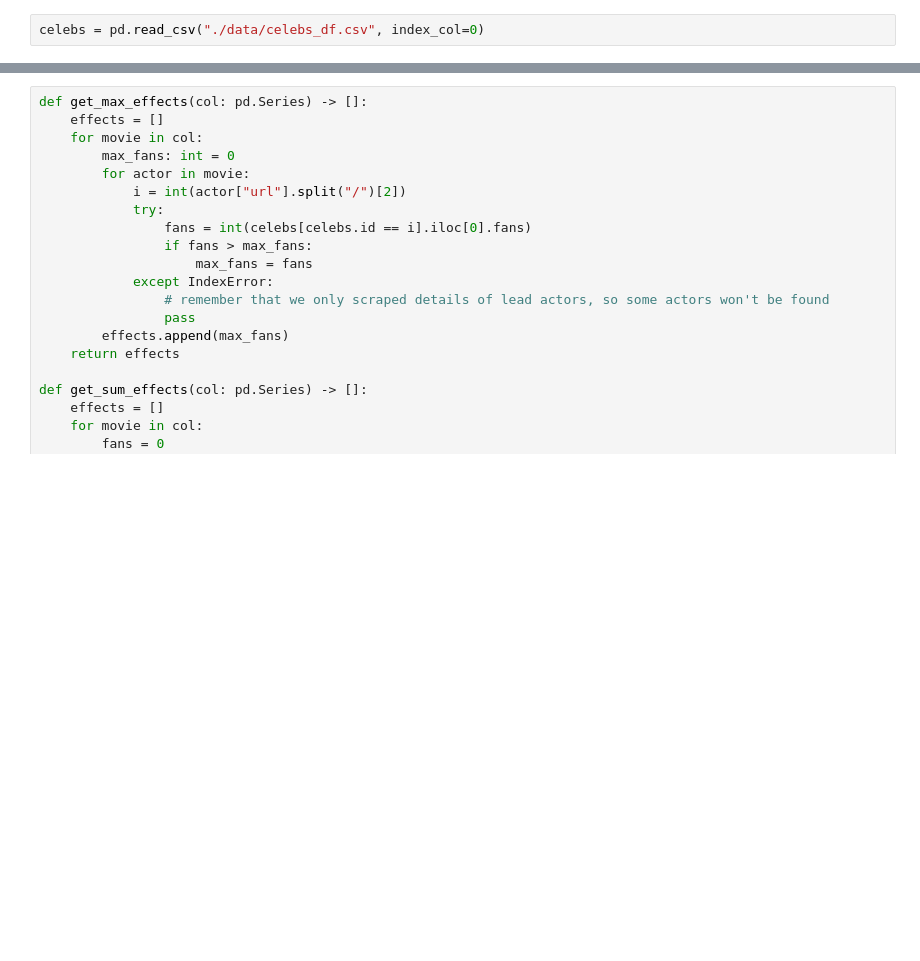
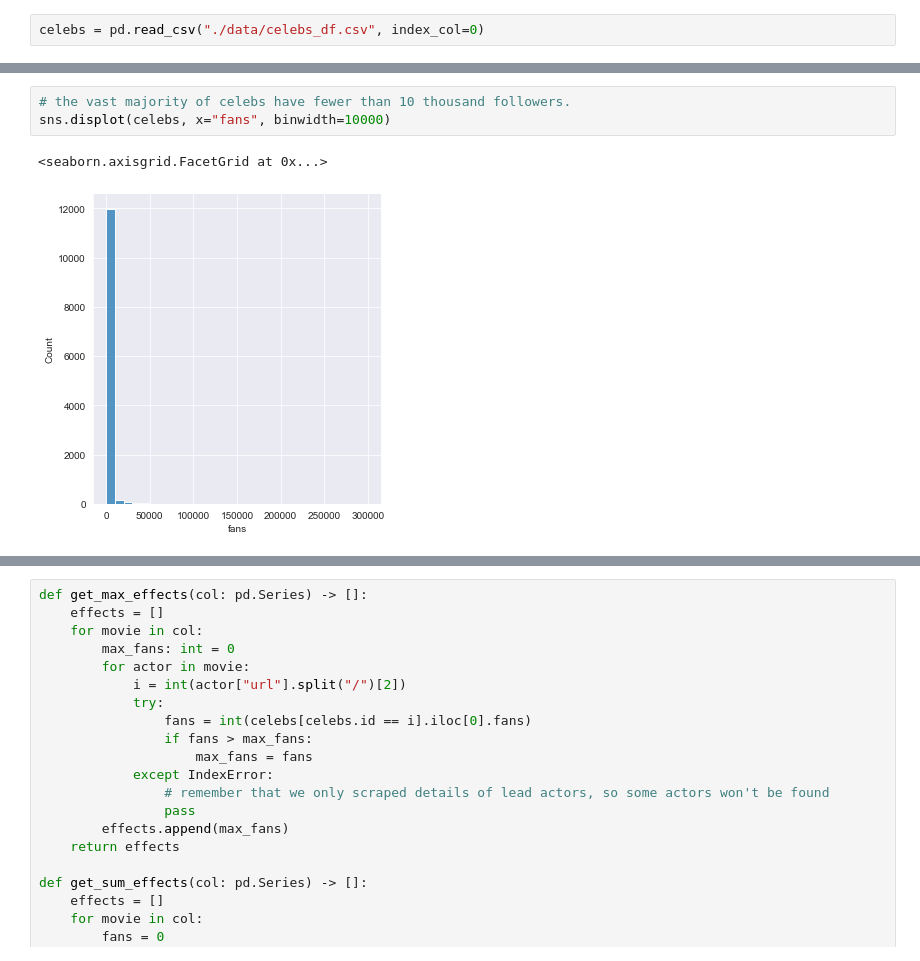
Before and after one commit to contrasting/jingo, a Jupyter notebook: 02b Exploring Actor Effects.ipynb, the cells around one changed output, grey strips where cells are left out. Drawn from its saved outputs; the diff is of its cells as text; blank space fills up the shorter version.

```diff
--- a/02b Exploring Actor Effects.ipynb
+++ b/02b Exploring Actor Effects.ipynb
@@ -45,3 +45,9 @@ celebs.sort_values("fans").tail()
 | 594 | 1041029 | 莱昂纳多·迪卡普里奥 Leonardo DiCaprio | 136304 | 男 | 天蝎座 | 1974年11月11日 | 美国,加利福尼亚,洛杉矶 | 演员 / 制片人 / 配音 / 编剧 | Leonardo Wilhelm DiCaprio (本名) / ... | 李奥纳多·迪卡普里奥 / 里安纳度·迪卡比奥 / 小李(昵称) /... | Gisele Bündchen(前女友) / Bar Refael... | ... |
 | 7669 | 1354130 | 王一博 Yibo Wang | 145570 | 男 | 狮子座 | 1997年08月05日 | 中国,河南,洛阳 | 演员 / 配音 | 王一博 | 白牡丹 / 小王子 | ss | ... |
 | 8362 | 1360615 | 肖战 Zhan Xiao | 294605 | 男 | 天秤座 | 1991年10月05日 | 中国,重庆 | 演员 | Sean Xiao | NaN | 爸爸 / 妈妈 / 坚果（猫） | ... |
+# %%
+# the vast majority of celebs have fewer than 10 thousand followers.
+sns.displot(celebs, x="fans", binwidth=10000)
+# %% [output]
+<seaborn.axisgrid.FacetGrid at 0x...>
+[figure, added]
```
Also changed, not shown: parts of 4 cells of this notebook, 1 other file.
